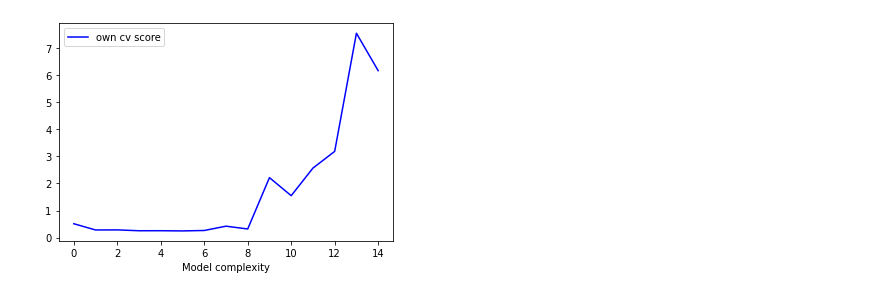
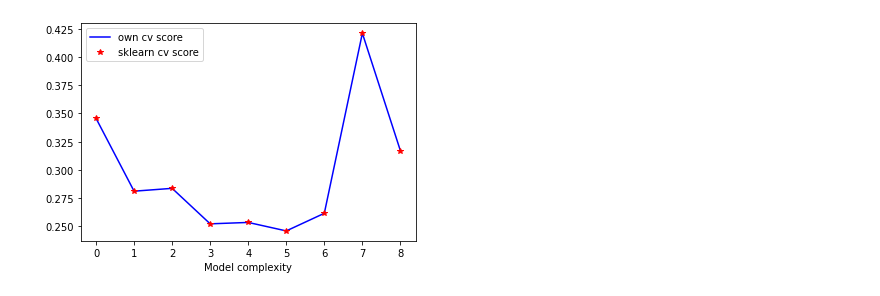
Before and after one commit to haakontm/FYS4155-Project1, a Jupyter notebook: ex3.ipynb, the cells around one changed output. Cells and saved outputs as stored; diff of their text form; code cells hidden in the pictures.

```diff
--- a/ex3.ipynb
+++ b/ex3.ipynb
@@ -10,7 +10,7 @@ RANDOMSTATE = 42
 
 np.random.seed(RANDOMSTATE)
 
-ma15_degree = 9
+max_degree = 9
 datapoints = 50
 num_kfolds = 10
 noise = 0.5
@@ -52,39 +52,37 @@ cv_sklearn = np.zeros(max_degree)
 kfold = KFold(num_kfolds)
 
 # own code
-for degree
-    X -= np.mean(X) in range(max_degree):
+for degree in range(max_degree):
     X = create_X(x, y, degree)
 
     mse_values = np.zeros(num_kfolds)
     i = 0
 
     for train_idx, test_idx in kfold.split(X):
         X_train = X[train_idx]
         X_test = X[test_idx]
         z_train = z.reshape(-1, 1)[train_idx]
-       p z_test = z.reshape(-1, 1)[test_idx]
+        z_test = z.reshape(-1, 1)[test_idx]
 
         beta = np.linalg.inv(X_train.T @ X_train) @ X_train.T @ z_train
         z_pred = X_test @ beta
 
         mse_values[i] = mean_squared_error(z_test, z_pred)
         i += 1
 
     cv_score[degree] = np.mean(mse_values)
 
-
-    X -= np.mean(X)# sklearn
+# sklearn
 for degree in range(max_degree):
     X = create_X(x, y, degree)
 
     cv_sklearn[degree] = -np.mean(cross_val_score(LinearRegression(fit_intercept=False), X, z.reshape(-1, 1), scoring='neg_mean_squared_error', cv=kfold))
 
-fig, ax = # plt.subplots()
+fig, ax = plt.subplots()
 ax.plot(range(max_degree), cv_score, 'b', label='own cv score')
 ax.plot(range(max_degree), cv_sklearn, 'r*', label='sklearn cv score')
 ax.set_xlabel('Model complexity')
 ax.legend()
 plt.show()
 # %% [output]
-[figure, old version]
+[figure, new version]
```
